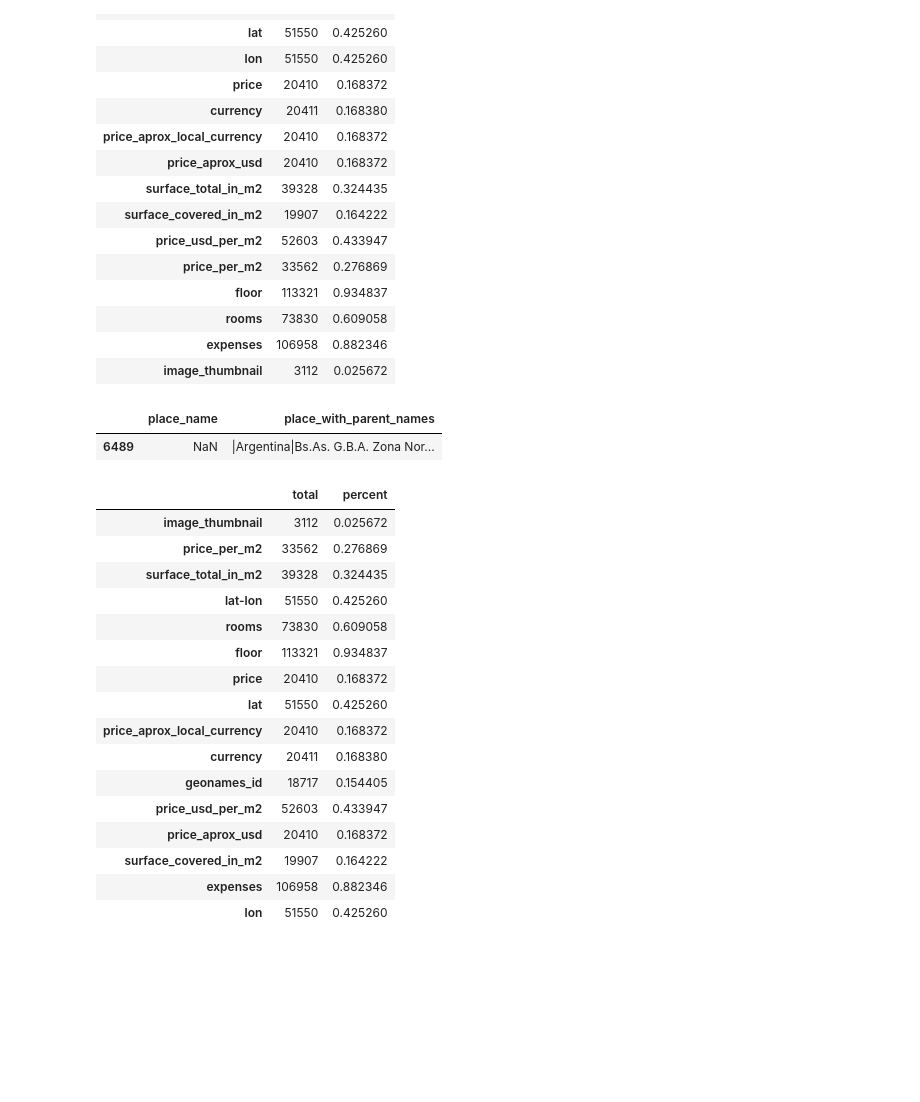
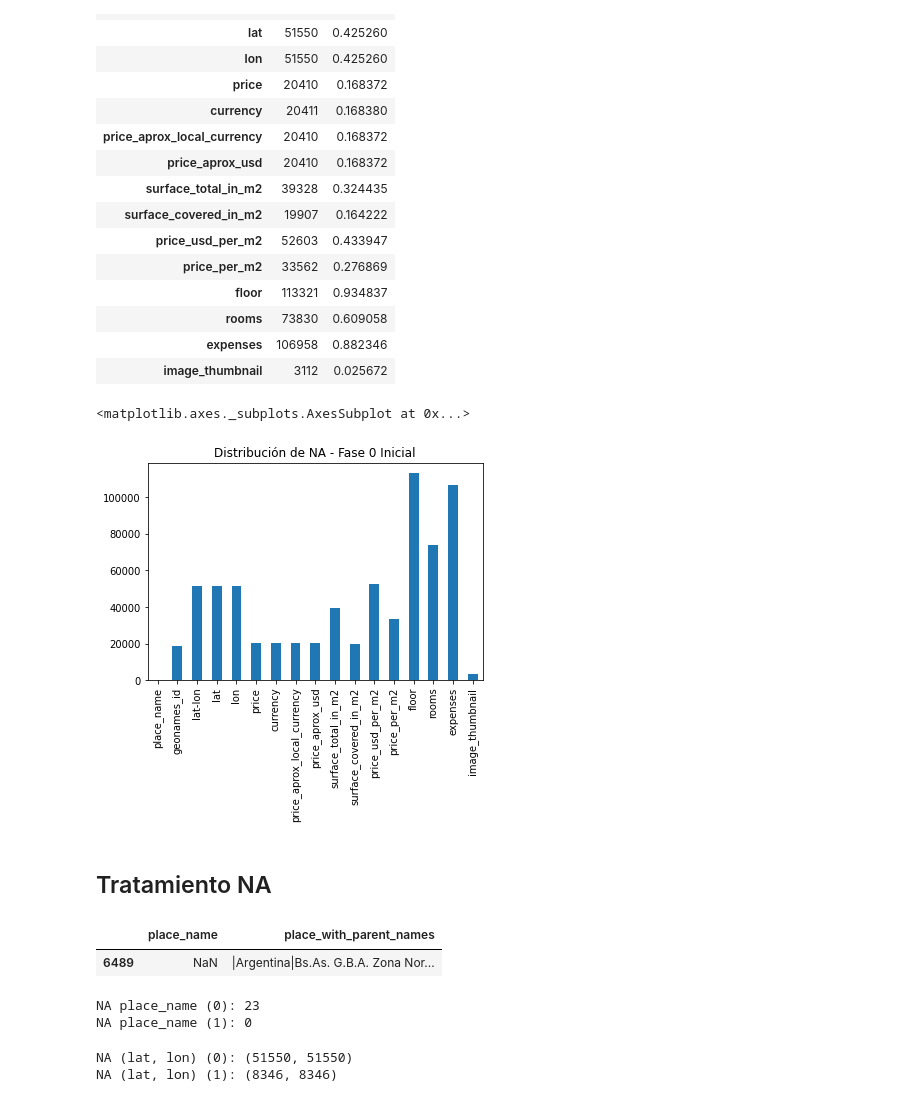
Before and after one commit to DH-DSBLEND-0420-grupo3/desafio-1, a Jupyter notebook: clean.ipynb, the cells around one changed output. Drawn from its saved outputs; the diff is of its cells as text; code cells hidden in the pictures; blank space fills up the shorter version.

Commit message:
updated clean of data

```diff
--- a/clean.ipynb
+++ b/clean.ipynb
@@ -46,15 +51,15 @@ geonames = pd.read_csv("./data/AR.txt", sep = "\t", header=None, low_memory=Fals
 geonames = geonames[[0, 4, 5]]
 geonames.rename(columns={0:'geonames_id', 4: 'gn_lat', 5: 'gn_lon'}, inplace=True)
 # %%
-# Utilities
+# Utilidades
 def drop_columns(df, columns):
     all_columns = set(df.columns)
     relevant_columns = all_columns.difference(set(columns))
     return df.loc[:, list(relevant_columns)]
 
-def show_null_distribution(df):
-    nulls = df.isnull().sum(axis=0)
-    nulls_percent = nulls / df.index.size
-    result = pd.concat([nulls, nulls_percent], axis=1)
+def get_freq_na(df, zeros=False):
+    na = df.isnull().sum(axis=0)
+    na_percent = na / df.index.size
+    result = pd.concat([na, na_percent], axis=1)
     result.columns = ['total', 'percent']
-    return result[result['total'] > 0]
+    return result if zeros else result[result['total'] > 0]
@@ -106,9 +111,10 @@ fformat = lambda x: regex.sub(' ', str(x)).strip().lower()
 data['description'] = data['description'].apply(fformat)
 data['title']       = data['title'].apply(fformat)
 # %%
-# NA - distribution
-data = data.dropna(how='all')
-show_null_distribution(data)
+# Distribucion NA - Fase 0 Inicial
+data   = data.dropna(how='all')
+freqna = get_freq_na(data)
+freqna
 # %% [output]
 |  | total | percent |
 | place_name | 23 | 0.000190 |
@@ -128,5 +134,12 @@ show_null_distribution(data)
 | rooms | 73830 | 0.609058 |
 | expenses | 106958 | 0.882346 |
 | image_thumbnail | 3112 | 0.025672 |
+# %%
+freqna['total'].plot.bar(title='Distribución de NA - Fase 0 Inicial')
+# %% [output]
+<matplotlib.axes._subplots.AxesSubplot at 0x...>
+[figure, added]
+# %% [markdown]
+## Tratamiento NA
 # %%
 # NA - place_name
@@ -138,28 +151,24 @@ na_place_name.drop_duplicates()
 | 6489 | NaN | |Argentina|Bs.As. G.B.A. Zona Nor... |
 # %%
 data['place_name'] = data['place_name'].fillna("Tigre").astype('category')
+
+print("NA place_name (0): {0}".format(na_place_name_mask.sum()))
+print("NA place_name (1): {0}".format(data["place_name"].isna().sum()))
+# %% [output]
+NA place_name (0): 23
+NA place_name (1): 0
 # %%
 # NA - lat/lon
+na_lat_mask = data["lat"].isna()
+na_lon_mask = data["lon"].isna()
+
 data = pd.merge(data, geonames, on='geonames_id', how='left', left_index=True)
-data['lat'].fillna(data['gn_lat'])
-data['lon'].fillna(data['gn_lon'])
+data['lat'] = data['lat'].fillna(data['gn_lat'])
+data['lon'] = data['lon'].fillna(data['gn_lon'])
 data = drop_columns(data, ['gn_lat', 'gn_lon'])
-show_null_distribution(data)
+
+print("NA (lat, lon) (0): ({0}, {1})".format(na_lat_mask.sum(), na_lon_mask.sum()))
+print("NA (lat, lon) (1): ({0}, {1})".format(data["lat"].isna().sum(), data["lon"].isna().sum()))
 # %% [output]
-|  | total | percent |
-| image_thumbnail | 3112 | 0.025672 |
-| price_per_m2 | 33562 | 0.276869 |
-| surface_total_in_m2 | 39328 | 0.324435 |
-| lat-lon | 51550 | 0.425260 |
-| rooms | 73830 | 0.609058 |
-| floor | 113321 | 0.934837 |
-| price | 20410 | 0.168372 |
-| lat | 51550 | 0.425260 |
-| price_aprox_local_currency | 20410 | 0.168372 |
-| currency | 20411 | 0.168380 |
-| geonames_id | 18717 | 0.154405 |
-| price_usd_per_m2 | 52603 | 0.433947 |
-| price_aprox_usd | 20410 | 0.168372 |
-| surface_covered_in_m2 | 19907 | 0.164222 |
-| expenses | 106958 | 0.882346 |
-| lon | 51550 | 0.425260 |
+NA (lat, lon) (0): (51550, 51550)
+NA (lat, lon) (1): (8346, 8346)
```
Also changed, not shown: parts of 26 cells of this notebook.
